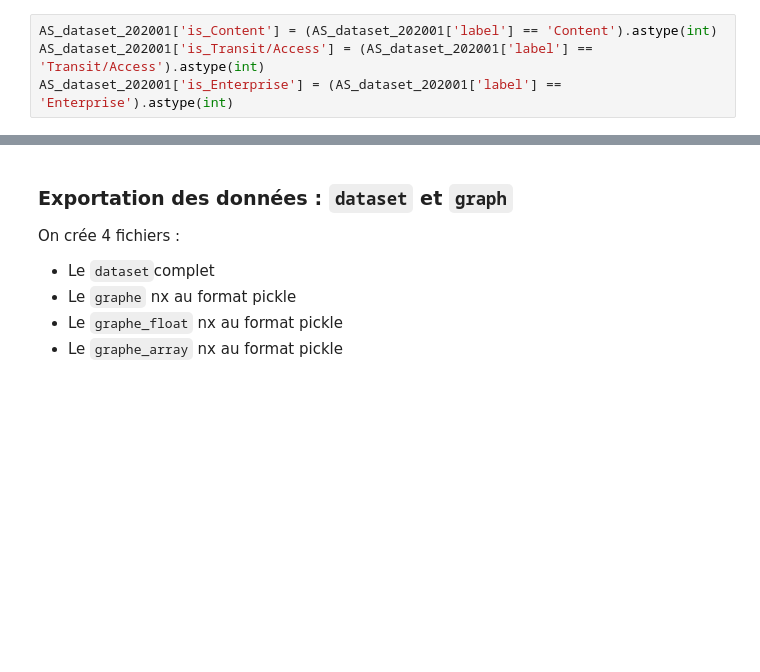
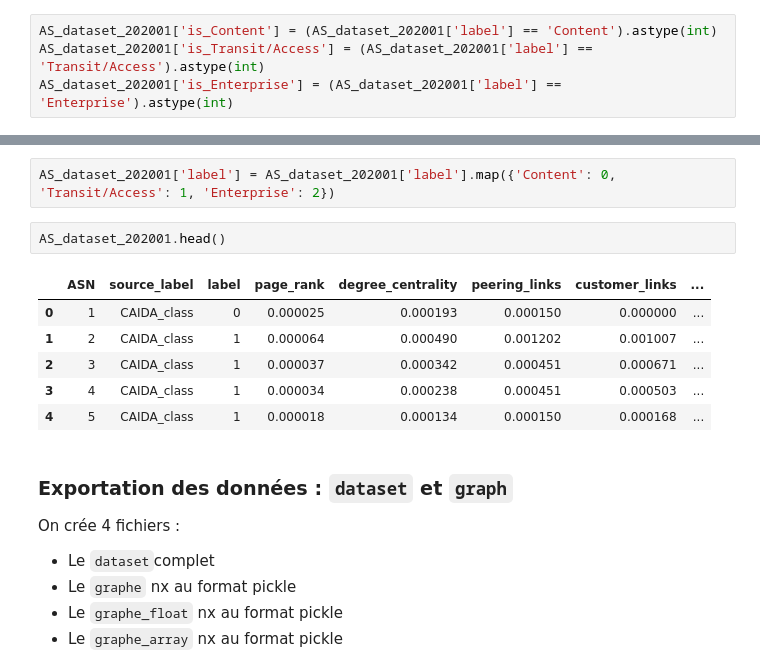
Before and after one commit to Viperine2022/projet_long_GCN_internet, a Jupyter notebook: IMPLANTATION/CAIDA/creation_datasetgraph.ipynb, the cells around one changed output, grey strips where cells are left out. Cells and saved outputs as stored; diff of their text form; blank space fills up the shorter version.

Commit message:
Colonne label mappée en entier Content<=>0 Transit/Access<=>1 Enterprise<=>2

```diff
--- a/IMPLANTATION/CAIDA/creation_datasetgraph.ipynb
+++ b/IMPLANTATION/CAIDA/creation_datasetgraph.ipynb
@@ -400,3 +407,14 @@ AS_dataset_202001.head()
+# %%
+AS_dataset_202001['label'] = AS_dataset_202001['label'].map({'Content': 0, 'Transit/Access': 1, 'Enterprise': 2})
+# %%
+AS_dataset_202001.head()
+# %% [output]
+|  | ASN | source_label | label | page_rank | degree_centrality | peering_links | customer_links | ... |
+| 0 | 1 | CAIDA_class | 0 | 0.000025 | 0.000193 | 0.000150 | 0.000000 | ... |
+| 1 | 2 | CAIDA_class | 1 | 0.000064 | 0.000490 | 0.001202 | 0.001007 | ... |
+| 2 | 3 | CAIDA_class | 1 | 0.000037 | 0.000342 | 0.000451 | 0.000671 | ... |
+| 3 | 4 | CAIDA_class | 1 | 0.000034 | 0.000238 | 0.000451 | 0.000503 | ... |
+| 4 | 5 | CAIDA_class | 1 | 0.000018 | 0.000134 | 0.000150 | 0.000168 | ... |
 # %% [markdown]
 ### Exportation des données : `dataset` et `graph`
 
```
Also changed, not shown: parts of 3 cells of this notebook, 3 other files.
